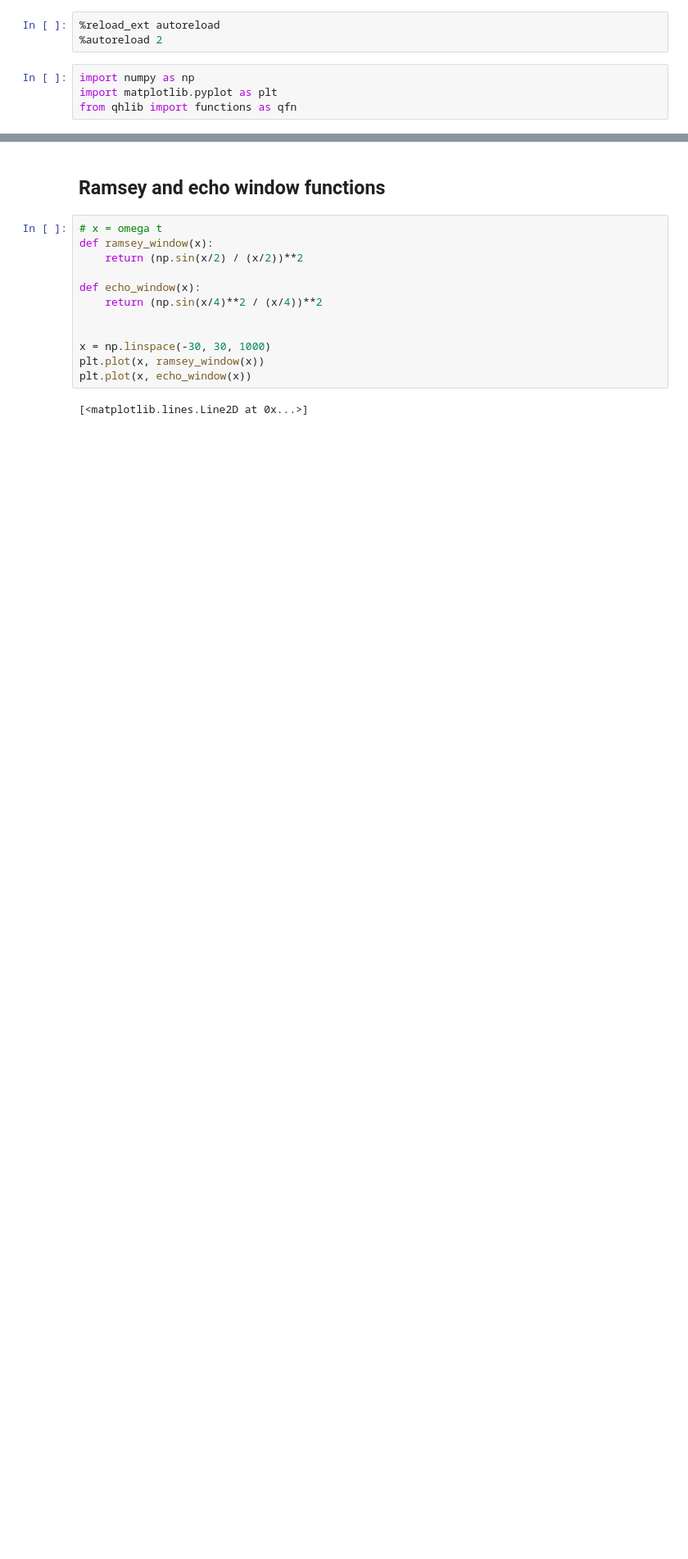
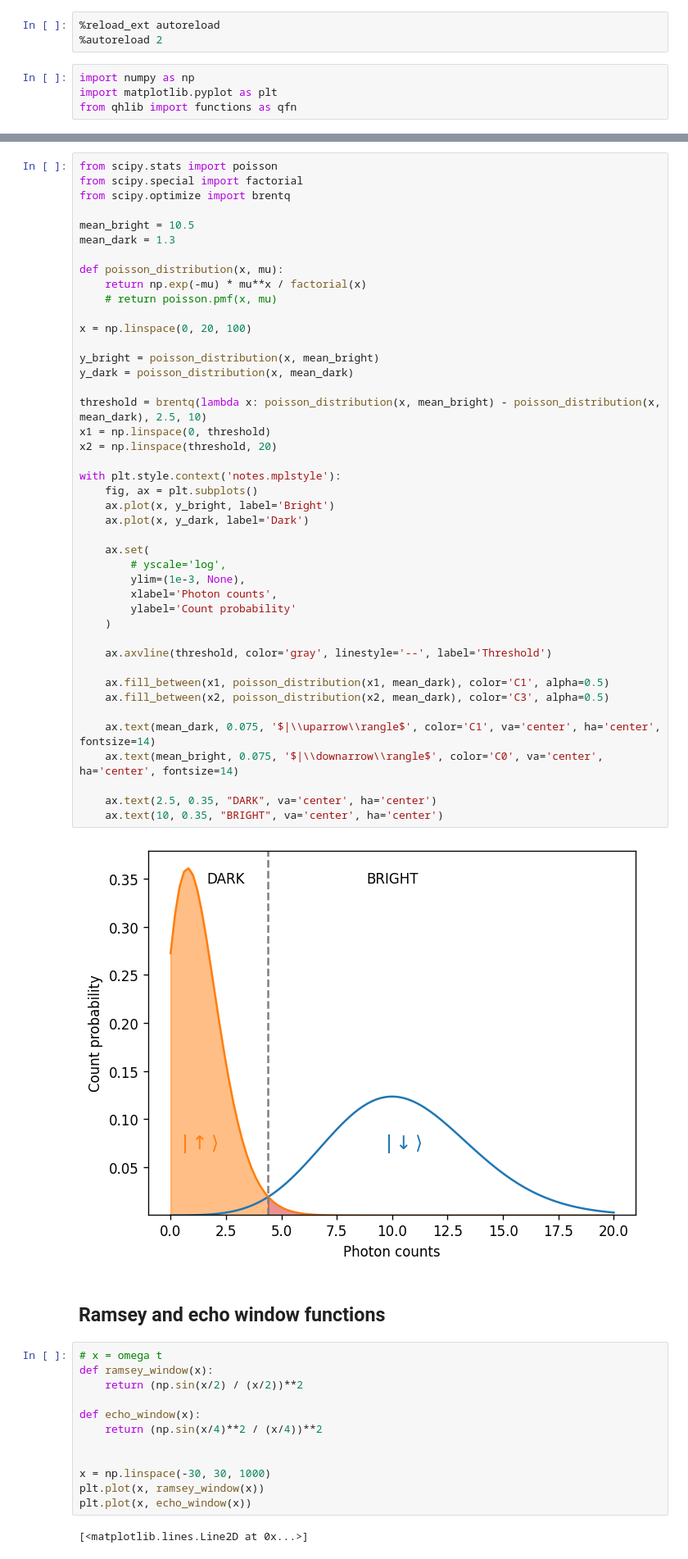
Before and after one commit to carmelom/quantum_hardware_code, a Jupyter notebook: notebooks/07_measurements.ipynb, the cells around one changed output, grey strips where cells are left out. Shown: that part at 82% size. Drawn from its saved outputs; the diff is of its cells as text; blank space fills up the shorter version.

Commit message:
Plots about atomic physics and SPAM

```diff
--- a/notebooks/07_measurements.ipynb
+++ b/notebooks/07_measurements.ipynb
@@ -8,3 +10,48 @@ from qhlib import functions as qfn
+# %%
+from scipy.stats import poisson
+from scipy.special import factorial
+from scipy.optimize import brentq
+
+mean_bright = 10.5
+mean_dark = 1.3
+
+def poisson_distribution(x, mu):
+    return np.exp(-mu) * mu**x / factorial(x)
+    # return poisson.pmf(x, mu)
+
+x = np.linspace(0, 20, 100)
+
+y_bright = poisson_distribution(x, mean_bright)
+y_dark = poisson_distribution(x, mean_dark)
+
+threshold = brentq(lambda x: poisson_distribution(x, mean_bright) - poisson_distribution(x, mean_dark), 2.5, 10)
+x1 = np.linspace(0, threshold)
+x2 = np.linspace(threshold, 20)
+
+with plt.style.context('notes.mplstyle'):
+    fig, ax = plt.subplots()
+    ax.plot(x, y_bright, label='Bright')
+    ax.plot(x, y_dark, label='Dark')
+
+    ax.set(
+        # yscale='log',
+        ylim=(1e-3, None),
+        xlabel='Photon counts',
+        ylabel='Count probability'
+    )
+
+    ax.axvline(threshold, color='gray', linestyle='--', label='Threshold')
+
+    ax.fill_between(x1, poisson_distribution(x1, mean_dark), color='C1', alpha=0.5)
+    ax.fill_between(x2, poisson_distribution(x2, mean_dark), color='C3', alpha=0.5)
+
+    ax.text(mean_dark, 0.075, '$|\\uparrow\\rangle$', color='C1', va='center', ha='center', fontsize=14)
+    ax.text(mean_bright, 0.075, '$|\\downarrow\\rangle$', color='C0', va='center', ha='center', fontsize=14)
+
+    ax.text(2.5, 0.35, "DARK", va='center', ha='center')
+    ax.text(10, 0.35, "BRIGHT", va='center', ha='center')
+# %% [output]
+[figure, added]
 # %% [markdown]
 ## Ramsey and echo window functions
 # %%
```
Also changed, not shown: parts of 1 cell of this notebook, 5 other files.
